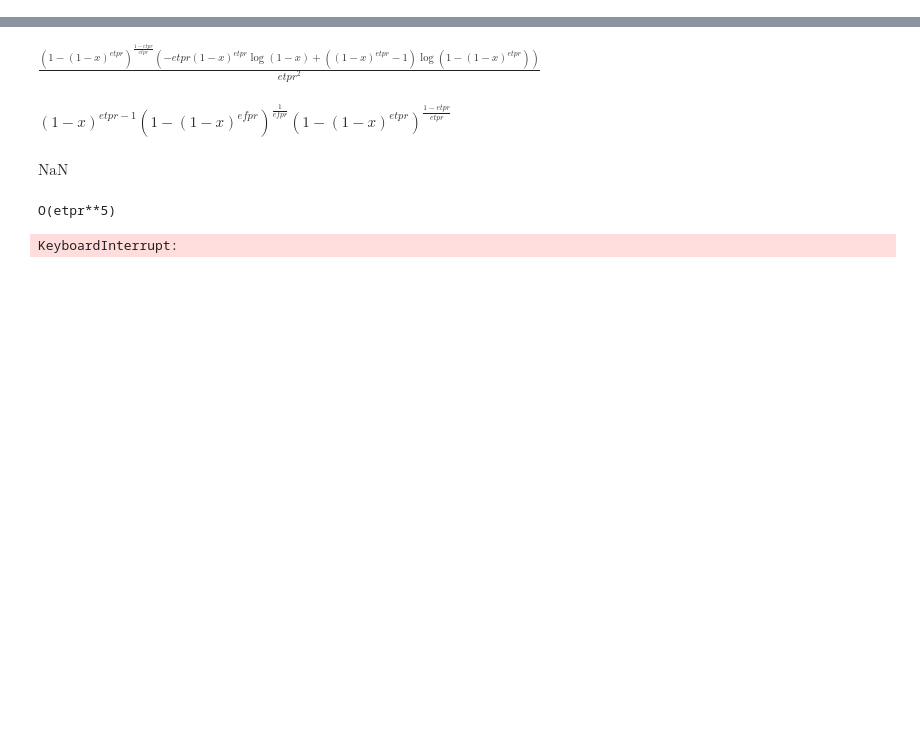
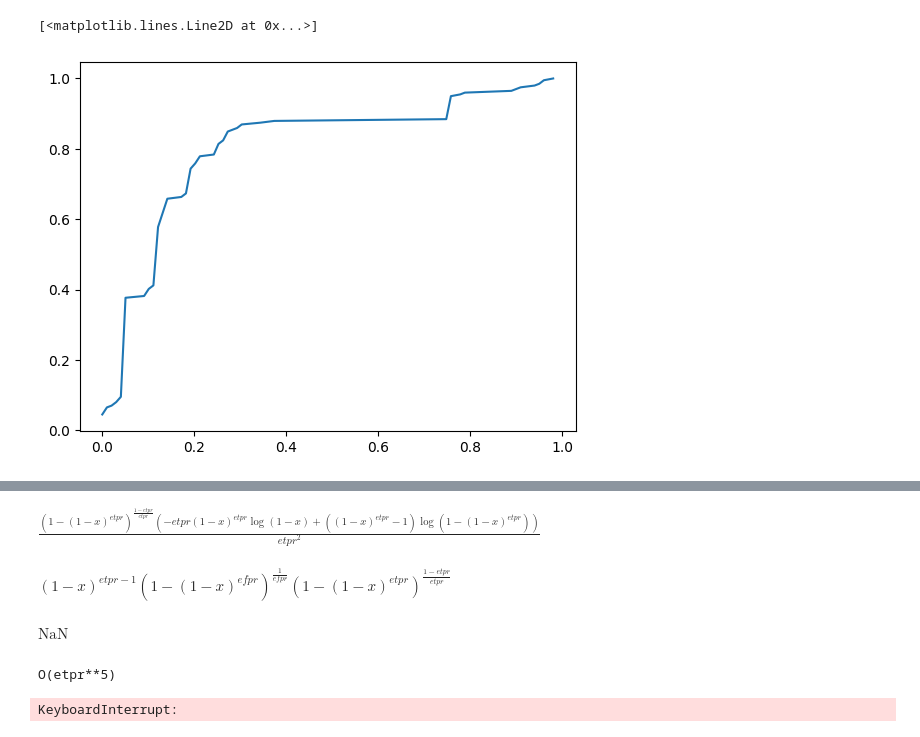
Before and after one commit to FalseNegativeLab/mlscorecheck, a Jupyter notebook: notebooks/auc_experiments/00-integrals.ipynb, the cells around one changed output, grey strips where cells are left out. Cells and saved outputs as stored; diff of their text form; code cells hidden in the pictures; blank space fills up the shorter version.

```diff
--- a/notebooks/auc_experiments/00-integrals.ipynb
+++ b/notebooks/auc_experiments/00-integrals.ipynb
@@ -3,0 +214,5 @@ import sympy as sp
+# %%
+plt.plot(curve_fpr, curve_tpr)
+# %% [output]
+[<matplotlib.lines.Line2D at 0x...>]
+[figure, added]
```
Also changed, not shown: parts of 33 cells of this notebook, 11 other files.
